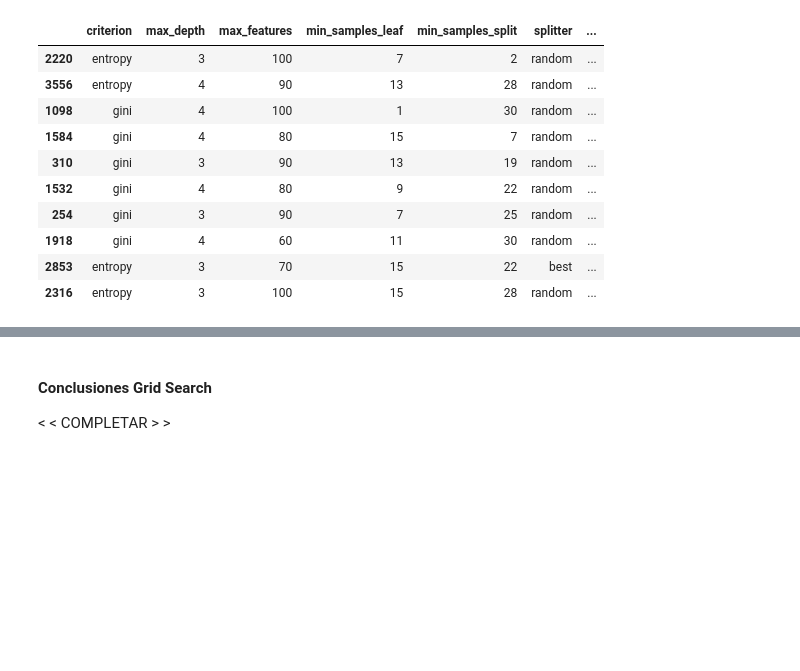
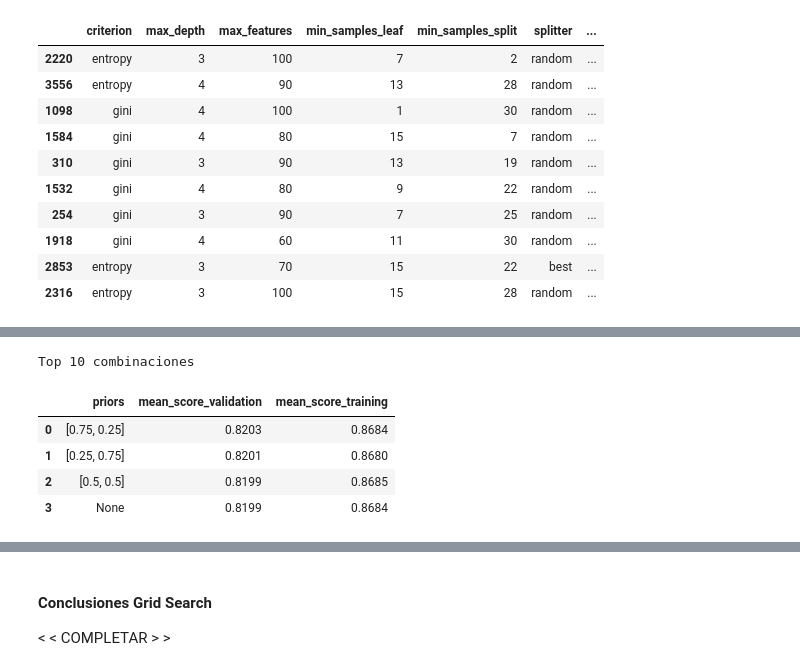
Before and after one commit to jlassa/TP1---aa, a Jupyter notebook: TP1.ipynb, the cells around one changed output, grey strips where cells are left out. Saved outputs shown, nothing was run; the diff lists cells and outputs as text; code cells hidden in the pictures; blank space fills up the shorter version.

```diff
--- a/TP1.ipynb
+++ b/TP1.ipynb
@@ -625,0 +562,19 @@ Top 10 combinaciones
+# %%
+#### Naive Bayes
+nb_grid_parameters = {
+    'priors': [[0.75, 0.25], [0.25, 0.75], [0.50, 0.50], None]
+}
+# (javi) Hay otro parametro llamado var_smoothing. No se que significa en el algoritmo por eso no lo modifiqué
+
+np.random.seed(1234)
+cv = sklearn.model_selection.StratifiedKFold(n_splits=5 , shuffle=True)
+grid = GridSearchCV(GaussianNB(), param_grid=nb_grid_parameters, cv=cv, scoring='roc_auc')
+grid.fit(X_dev_np, y_dev_np)
+top_resultados(grid)
+# %% [output]
+Top 10 combinaciones
+|  | priors | mean_score_validation | mean_score_training |
+| 0 | [0.75, 0.25] | 0.8203 | 0.8684 |
+| 1 | [0.25, 0.75] | 0.8201 | 0.8680 |
+| 2 | [0.5, 0.5] | 0.8199 | 0.8685 |
+| 3 | None | 0.8199 | 0.8684 |
```
Also changed, not shown: parts of 8 cells of this notebook.
